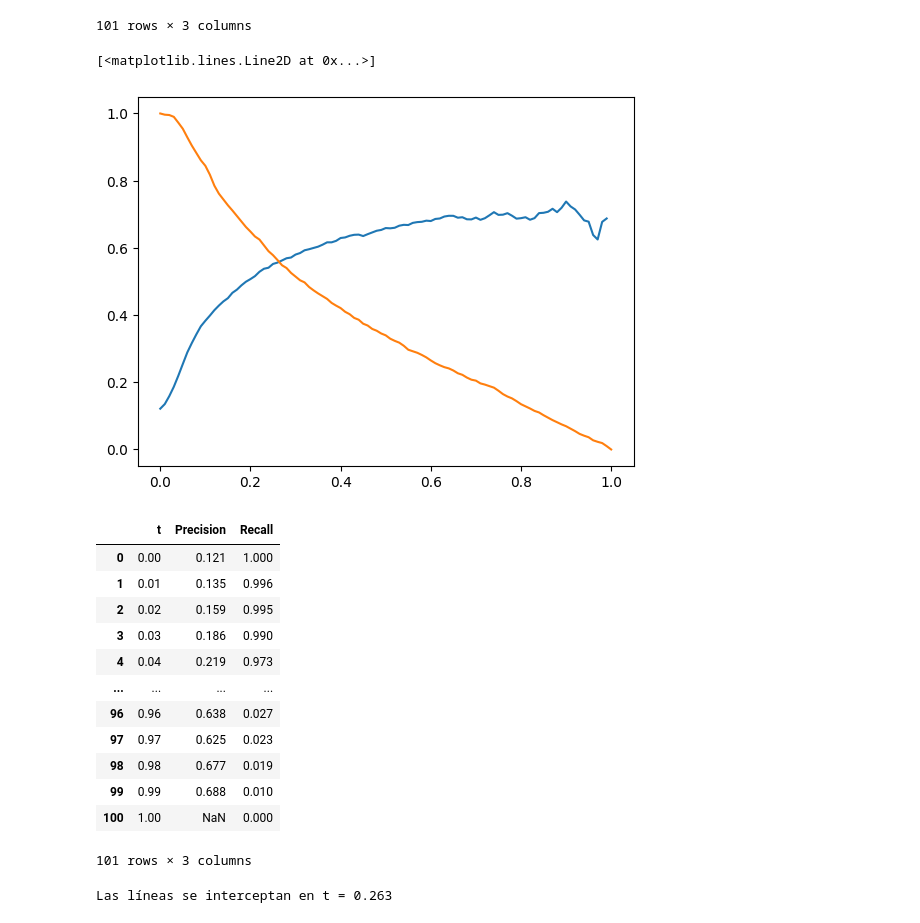
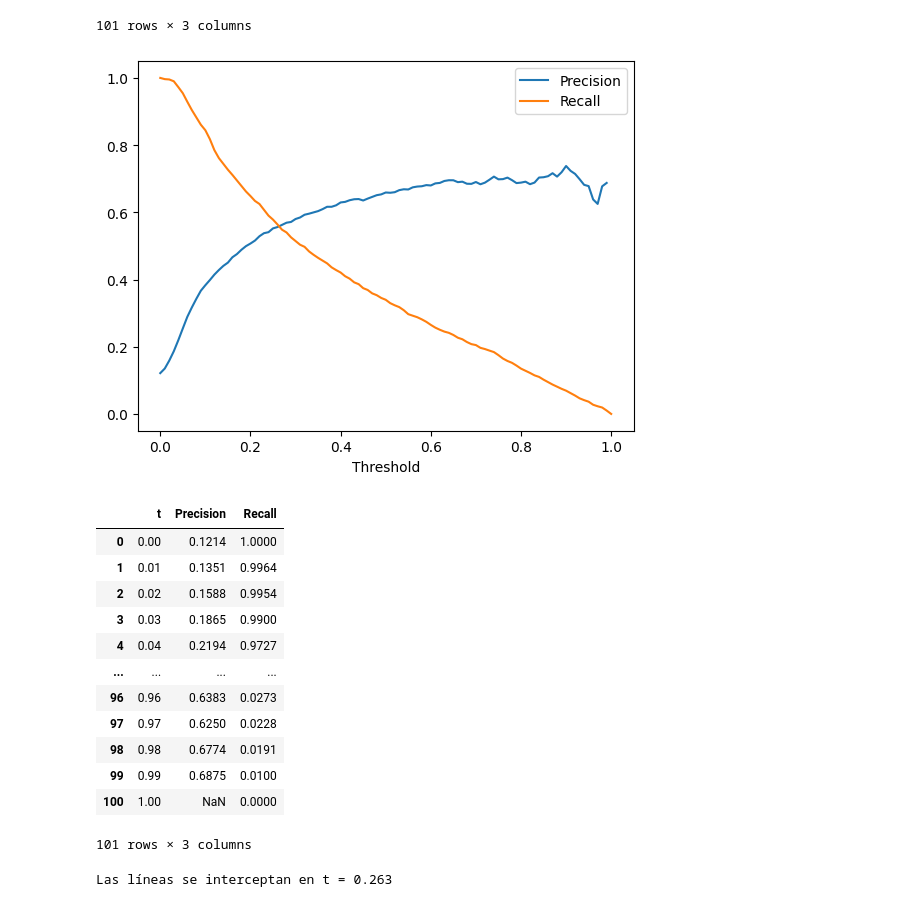
Before and after one commit to AlexanderPelaezJimenez/ml_zoomcamp_2024, a Jupyter notebook: week_4_evaluation/notebooks/homework_week_4.ipynb, the cells around one changed output. Saved outputs shown, nothing was run; the diff lists cells and outputs as text; code cells hidden in the pictures.

```diff
--- a/week_4_evaluation/notebooks/homework_week_4.ipynb
+++ b/week_4_evaluation/notebooks/homework_week_4.ipynb
@@ -212,32 +212,3 @@ auc = roc_auc_score(y_val, y_pred)
 print(f"ACU: {auc}")
 # %% [output]
 ACU: 0.9004143531129565
-# %%
-# Función para convertir DataFrame a lista de diccionarios
-def df_to_dict(df):
-    return df[categorical + numerical].to_dict(orient='records')
-
-# Preparar los datos
-train_dicts = df_to_dict(df_train)
-val_dicts = df_to_dict(df_val)
-
-# Inicializar y ajustar DictVectorizer
-dv = DictVectorizer(sparse=False)
-X_train = dv.fit_transform(train_dicts)
-X_val = dv.transform(val_dicts)
-
-# Preparar las etiquetas
-y_train = df_train['y'].values
-y_val = df_val['y'].values
-
-# Inicializar y entrenar el modelo de Regresión Logística
-model = LogisticRegression(solver='liblinear', C=1.0, max_iter=1000)
-model.fit(X_train, y_train)
-
-# Hacer predicciones en el conjunto de validación
-y_pred = model.predict_proba(X_val)[:, 1]
-
-# Calcular el AUC
-auc = roc_auc_score(y_val, y_pred)
-
-print(f"AUC en el conjunto de validación: {auc:.3f}")
@@ -401,26 +308,28 @@ df_scores
 | 100 | 1.00 | NaN | 0.0000 |
 101 rows × 3 columns
 # %%
-plt.plot(df_scores.t, df_scores.Precision)
-plt.plot(df_scores.t, df_scores.Recall)
+plt.plot(df_scores.t, df_scores.Precision, label='Precision')
+plt.plot(df_scores.t, df_scores.Recall, label='Recall')
+plt.xlabel('Threshold')
+plt.legend()
+plt.show()
 # %% [output]
-[<matplotlib.lines.Line2D at 0x...>]
-[figure, old version]
+[figure, new version]
 # %%
 df_scores
 # %% [output]
 |  | t | Precision | Recall |
-| 0 | 0.00 | 0.121 | 1.000 |
-| 1 | 0.01 | 0.135 | 0.996 |
-| 2 | 0.02 | 0.159 | 0.995 |
-| 3 | 0.03 | 0.186 | 0.990 |
-| 4 | 0.04 | 0.219 | 0.973 |
+| 0 | 0.00 | 0.1214 | 1.0000 |
+| 1 | 0.01 | 0.1351 | 0.9964 |
+| 2 | 0.02 | 0.1588 | 0.9954 |
+| 3 | 0.03 | 0.1865 | 0.9900 |
+| 4 | 0.04 | 0.2194 | 0.9727 |
 | ... | ... | ... | ... |
-| 96 | 0.96 | 0.638 | 0.027 |
-| 97 | 0.97 | 0.625 | 0.023 |
-| 98 | 0.98 | 0.677 | 0.019 |
-| 99 | 0.99 | 0.688 | 0.010 |
-| 100 | 1.00 | NaN | 0.000 |
+| 96 | 0.96 | 0.6383 | 0.0273 |
+| 97 | 0.97 | 0.6250 | 0.0228 |
+| 98 | 0.98 | 0.6774 | 0.0191 |
+| 99 | 0.99 | 0.6875 | 0.0100 |
+| 100 | 1.00 | NaN | 0.0000 |
 101 rows × 3 columns
 # %%
 # Calcular la diferencia entre a y b
```
Also changed, not shown: parts of 16 cells of this notebook.
